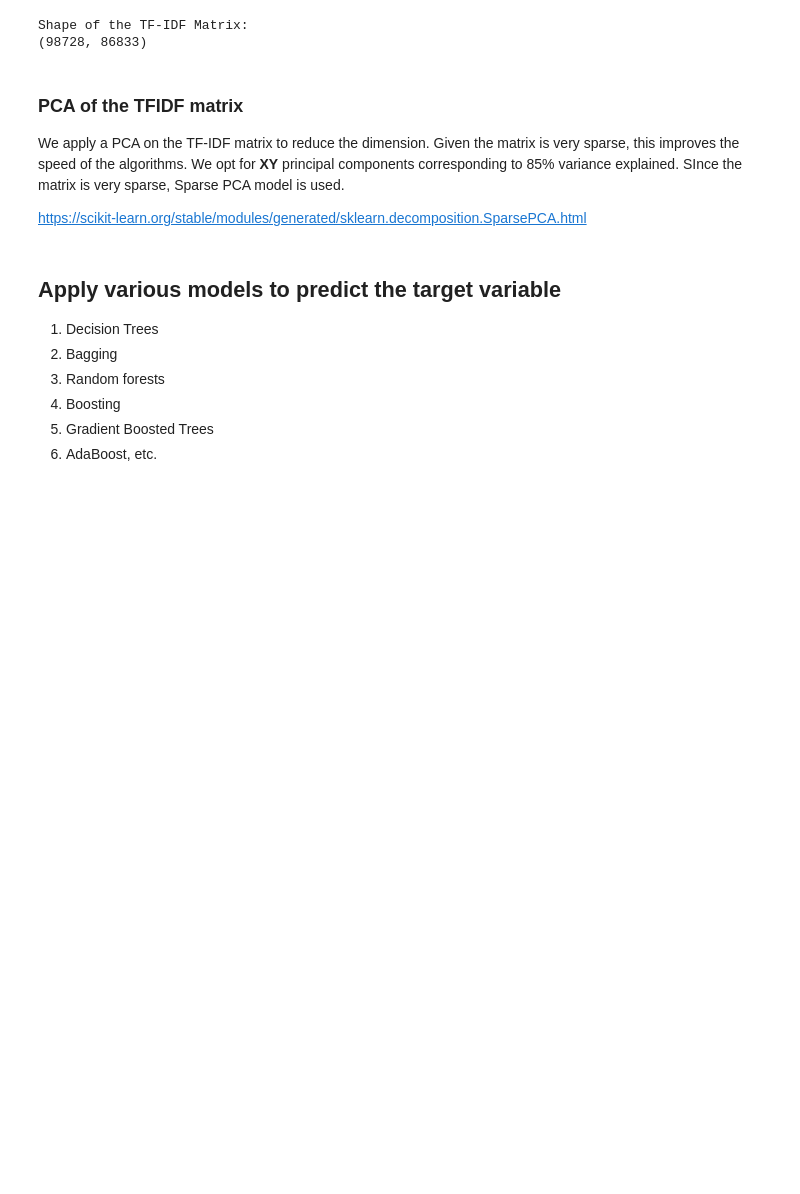
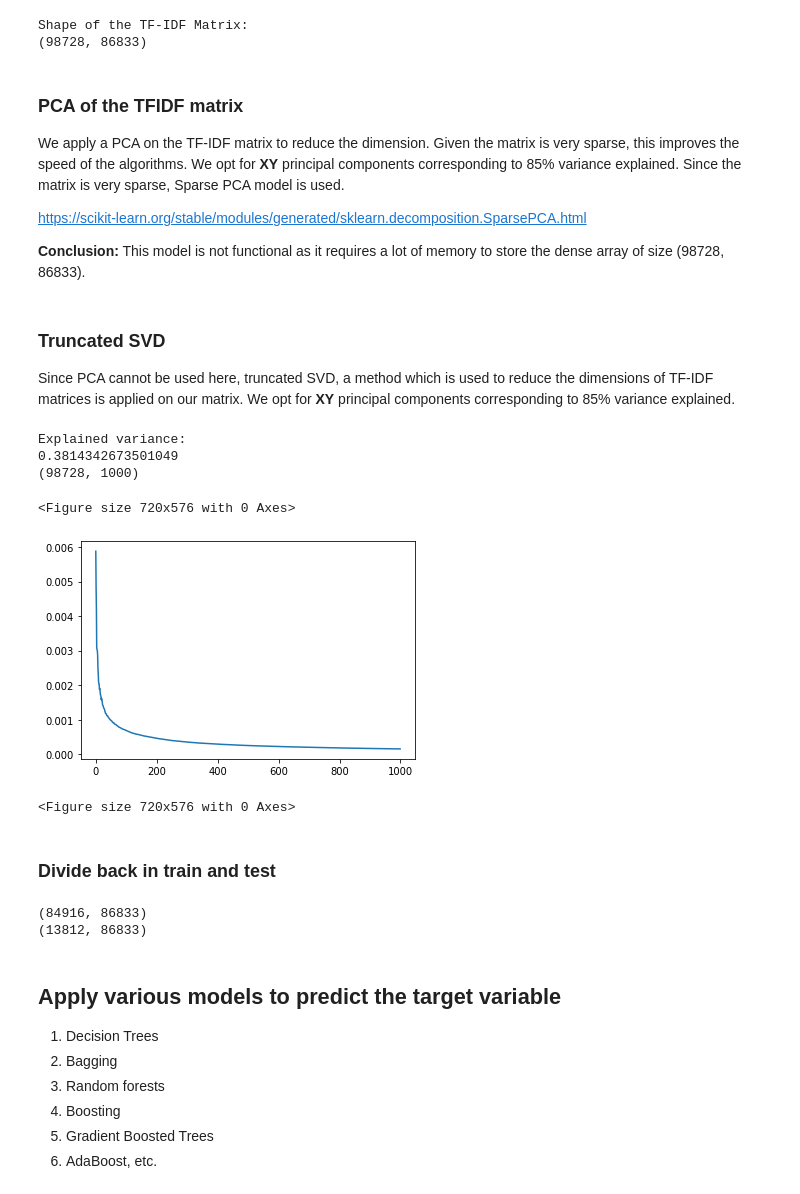
Before and after one commit to camillemd/ensemble, a Jupyter notebook: Project_02.ipynb, the cells around one changed output. Saved outputs shown, nothing was run; the diff lists cells and outputs as text; code cells hidden in the pictures; blank space fills up the shorter version.

Commit message:
Truncated SVD & DecTreeGrid Search
Classifier not working

```diff
--- a/Project_02.ipynb
+++ b/Project_02.ipynb
@@ -178,9 +178,11 @@ Shape of the TF-IDF Matrix:
 (98728, 86833)
 # %% [markdown]
 ### PCA of the TFIDF matrix
-We apply a PCA on the TF-IDF matrix to reduce the dimension. Given the matrix is very sparse, this improves the speed of the algorithms. We opt for **XY** principal components corresponding to 85% variance explained. SInce the matrix is very sparse, Sparse PCA model is used.
+We apply a PCA on the TF-IDF matrix to reduce the dimension. Given the matrix is very sparse, this improves the speed of the algorithms. We opt for **XY** principal components corresponding to 85% variance explained. Since the matrix is very sparse, Sparse PCA model is used.
 
 https://scikit-learn.org/stable/modules/generated/sklearn.decomposition.SparsePCA.html
+
+**Conclusion:** This model is not functional as it requires a lot of memory to store the dense array of size (98728, 86833).
 # %%
 from sklearn.decomposition import SparsePCA
 
@@ -192,9 +194,46 @@ X_transformed.shape
 
 # most values in the components_ are zero (sparsity)
 np.mean(transformer.components_ == 0)
+# %% [markdown]
+### Truncated SVD
+Since PCA cannot be used here, truncated SVD, a method which is used to reduce the dimensions of TF-IDF matrices is applied on our matrix. We opt for **XY** principal components corresponding to 85% variance explained.
+# %%
+from sklearn.decomposition import TruncatedSVD
+
+# number of chosen SVD components is 1000 only, it should be updated
+SVD = TruncatedSVD(n_components = 1000, algorithm='arpack', random_state = 42)
+X_transformed = SVD.fit_transform(X_tfidf)
+
+print('Explained variance:')
+print(SVD.explained_variance_ratio_.sum())
+print(X_transformed.shape)
+# %% [output]
+Explained variance:
+0.3814342673501049
+(98728, 1000)
+# %%
+import matplotlib.pyplot as plt
+plt.plot(SVD.explained_variance_ratio_)
+plt.figure(figsize=(10, 8))
+# 1000 : 0.3814 variance explained
+# %% [output]
+<Figure size 720x576 with 0 Axes>
+[figure, added]
+<Figure size 720x576 with 0 Axes>
 # %%
 X_transformed = X_tfidf
 # print(X_transformed)
+# %% [markdown]
+### Divide back in train and test
+# %%
+X_train_T = X_transformed[:84916]
+X_test_T = X_transformed[84916:]
+
+print(X_train_T.shape) # 84916
+print(X_test_T.shape) # 13812
+# %% [output]
+(84916, 86833)
+(13812, 86833)
 # %% [markdown]
 ## Apply various models to predict the target variable
 1. Decision Trees
```
Also changed, not shown: parts of 9 cells of this notebook.
